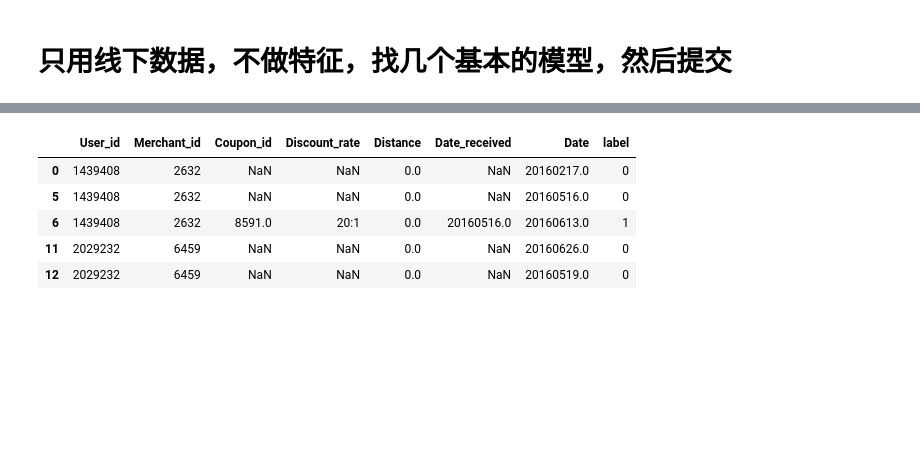
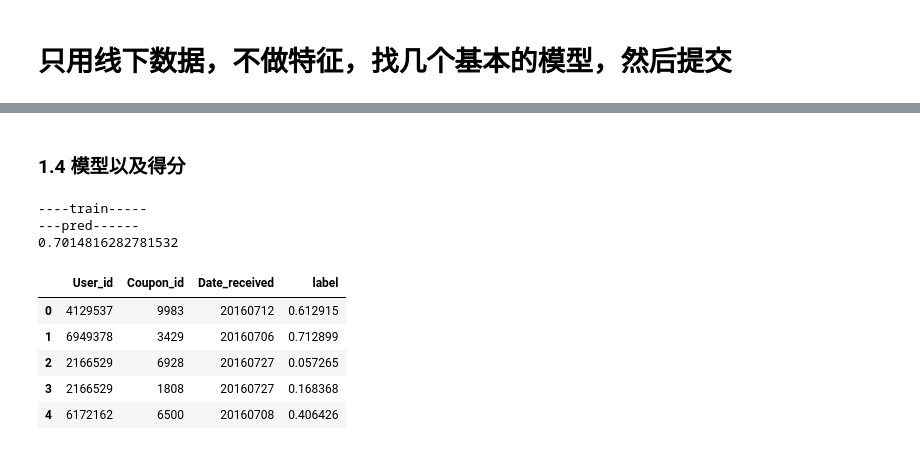
Before and after one commit to shaolei-zuo/myproject, a Jupyter notebook: mcomp/tc_o2o/基本模型.ipynb, the cells around one changed output, grey strips where cells are left out. Saved outputs shown, nothing was run; the diff lists cells and outputs as text; code cells hidden in the pictures; blank space fills up the shorter version.

```diff
--- a/mcomp/tc_o2o/基本模型.ipynb
+++ b/mcomp/tc_o2o/基本模型.ipynb
@@ -81,10 +178,3 @@ Name: label, dtype: int64
 # %%
-dfall = dfoff[dfoff.label!=-1]
-dfall.head()
+dfall = dfoff[dfoff['label'] != -1].copy()
+dfall.Date.fillna(0,inplace=True)
-# %% [output]
-|  | User_id | Merchant_id | Coupon_id | Discount_rate | Distance | Date_received | Date | label |
-| 0 | 1439408 | 2632 | NaN | NaN | 0.0 | NaN | 20160217.0 | 0 |
-| 5 | 1439408 | 2632 | NaN | NaN | 0.0 | NaN | 20160516.0 | 0 |
-| 6 | 1439408 | 2632 | 8591.0 | 20:1 | 0.0 | 20160516.0 | 20160613.0 | 1 |
-| 11 | 2029232 | 6459 | NaN | NaN | 0.0 | NaN | 20160626.0 | 0 |
-| 12 | 2029232 | 6459 | NaN | NaN | 0.0 | NaN | 20160519.0 | 0 |
@@ -92,0 +181,51 @@ dfall.head()
+# %%
+#过采样，注意Discount_rate和nan
+model_smote = SMOTE()
+dfall_X, dfall_y = model_smote.fit_sample(dfall.drop(['label','Discount_rate'],axis = 1),dfall.label)  # 输入数据并作过抽样处理
+dfall = pd.concat([dfall_X,dfall_y],axis=1)
+# %%
+train = dfall[(dfall['Date_received'] < 20160516)].copy()
+valid = dfall[(dfall['Date_received'] >= 20160516) & (dfall['Date_received'] <= 20160615)].copy()
+# %% [markdown]
+### 1.4 模型以及得分
+# %%
+# 模型一
+# feature
+original_feature = ['discount_rate','discount_type','discount_man', 'discount_jian','Distance', 'weekday', 'weekday_type'] + weekdaycols
+print("----train-----")
+model = SGDClassifier(#lambda:
+    loss='log',
+    penalty='elasticnet',
+    fit_intercept=True,
+    max_iter=100,
+    shuffle=True,
+    alpha = 0.01,
+    l1_ratio = 0.01,
+    n_jobs=1,
+    class_weight=None
+)
+model.fit(train[original_feature], train['label'])
+print("---pred------")
+
+# #### 预测以及结果评价
+print(model.score(valid[original_feature], valid['label']))
+# %% [output]
+----train-----
+---pred------
+0.7014816282781532
+# %%
+# 今天就酱，先提交
+
+# test prediction for submission
+y_test_pred = model.predict_proba(dftest[original_feature])
+dftest1 = dftest[['User_id','Coupon_id','Date_received']].copy()
+dftest1['label'] = y_test_pred[:,1]
+dftest1.to_csv('submit1.csv', index=False, header=False)
+dftest1.head()
+# %% [output]
+|  | User_id | Coupon_id | Date_received | label |
+| 0 | 4129537 | 9983 | 20160712 | 0.612915 |
+| 1 | 6949378 | 3429 | 20160706 | 0.712899 |
+| 2 | 2166529 | 6928 | 20160727 | 0.057265 |
+| 3 | 2166529 | 1808 | 20160727 | 0.168368 |
+| 4 | 6172162 | 6500 | 20160708 | 0.406426 |
```
Also changed, not shown: parts of 33 cells of this notebook, 2 other files.
